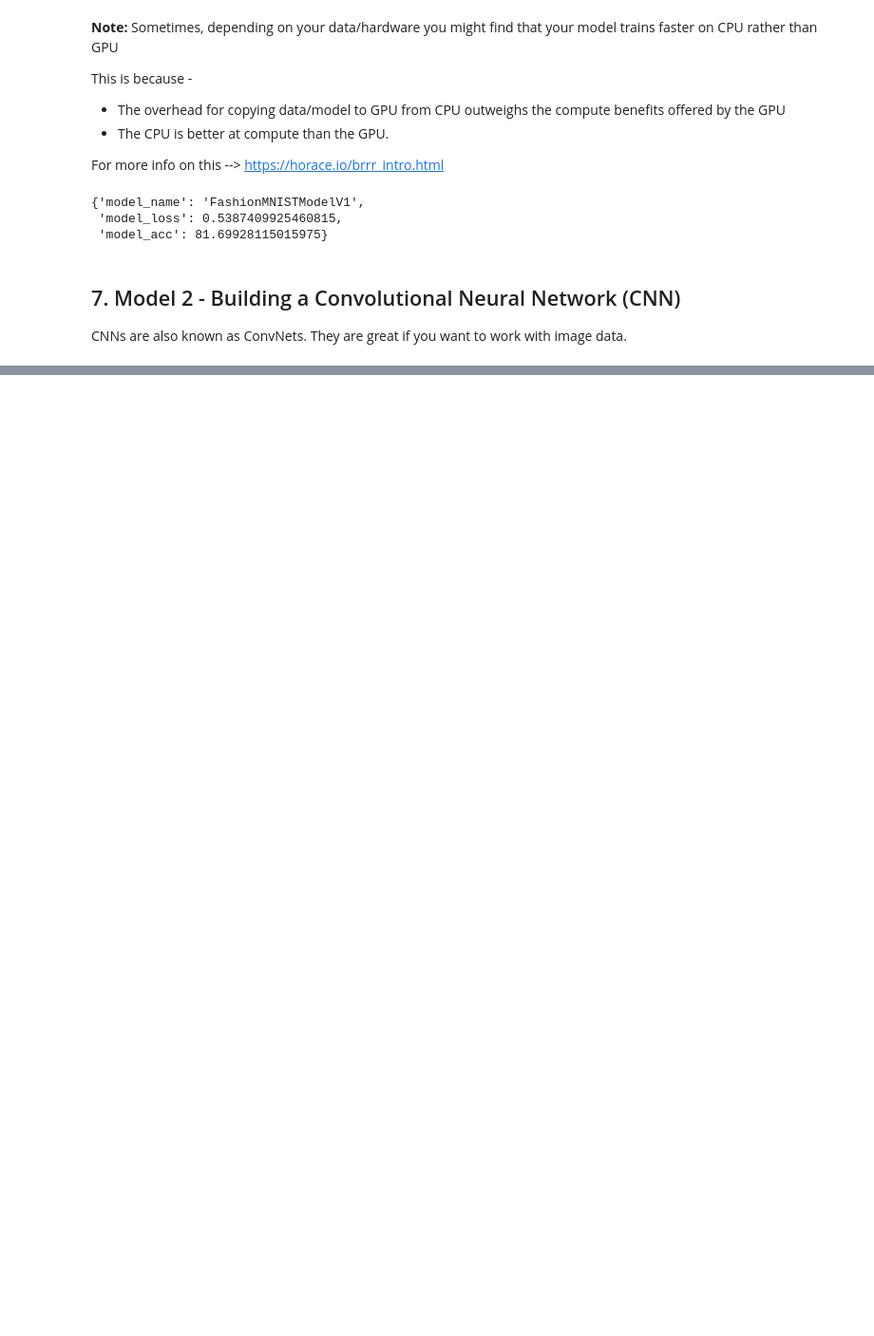
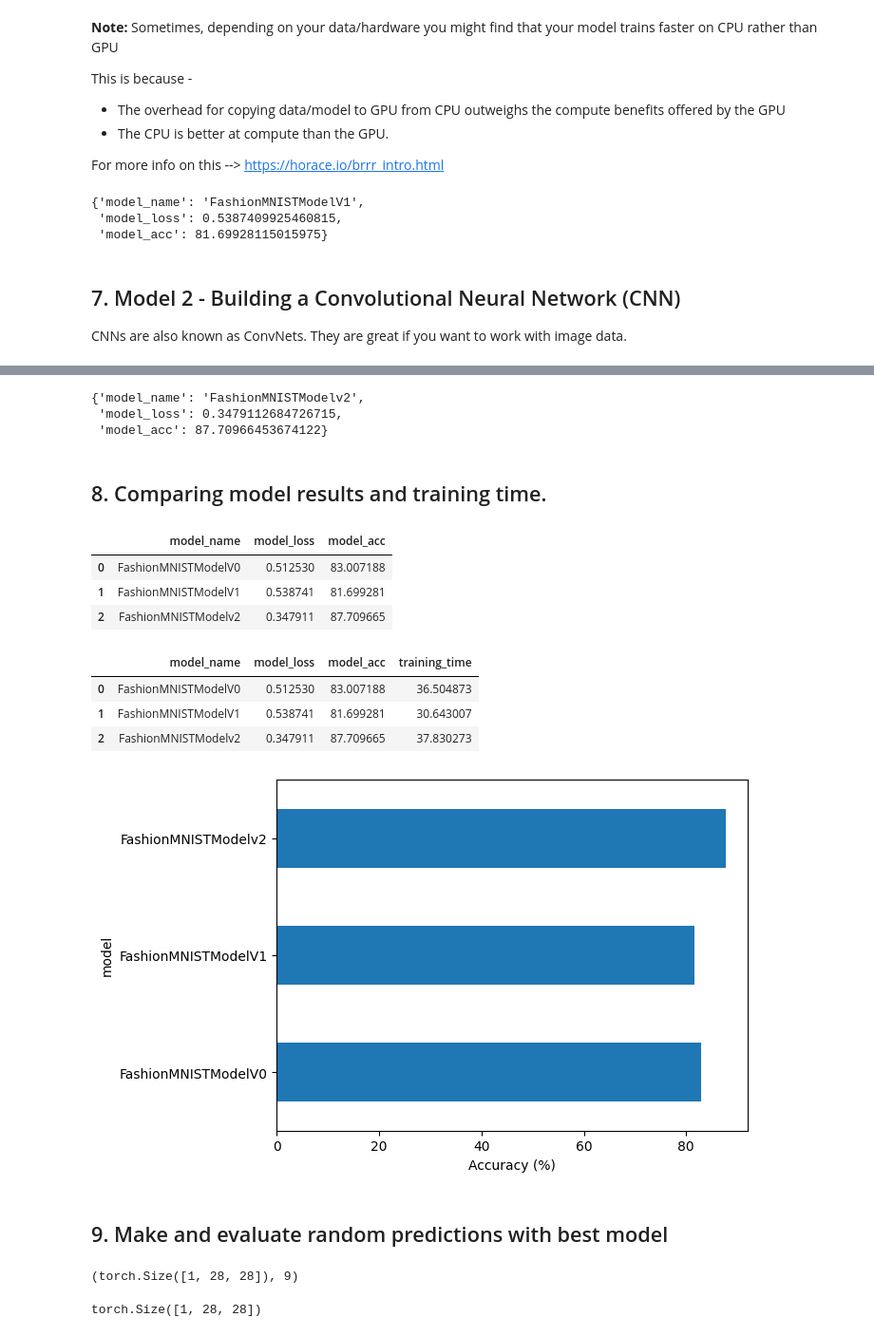
Before and after one commit to suryansh-sinha/Learning-PyTorch, a Jupyter notebook: Daniel Bourke/03_PyTorch_Computer_Vision.ipynb, the cells around one changed output, grey strips where cells are left out. Shown: that part at 95% size. Cells and saved outputs as stored; diff of their text form; code cells hidden in the pictures; blank space fills up the shorter version.

```diff
--- a/Daniel Bourke/03_PyTorch_Computer_Vision.ipynb
+++ b/Daniel Bourke/03_PyTorch_Computer_Vision.ipynb
@@ -838,0 +1041,6 @@ class FashionMNISTModelv2():
+# %%
+from helper_functions import accuracy_fn
+
+loss_fn = nn.CrossEntropyLoss()
+optimizer = torch.optim.SGD(model2.parameters(),
+                            lr=0.1)
@@ -838,0 +1116,41 @@ class FashionMNISTModelv2():
+# %%
+# Get model2 results
+model2_results = eval_model(model2, test_dataloader, loss_fn, accuracy_fn, device)
+model2_results
+# %% [output]
+{'model_name': 'FashionMNISTModelv2',
+ 'model_loss': 0.3479112684726715,
+ 'model_acc': 87.70966453674122}
+# %% [markdown]
+## 8. Comparing model results and training time.
+# %%
+import pandas as pd
+compare_results = pd.DataFrame([model0_results,
+                                model1_results,
+                                model2_results])
+compare_results
+# %% [output]
+|  | model_name | model_loss | model_acc |
+| 0 | FashionMNISTModelV0 | 0.512530 | 83.007188 |
+| 1 | FashionMNISTModelV1 | 0.538741 | 81.699281 |
+| 2 | FashionMNISTModelv2 | 0.347911 | 87.709665 |
+# %%
+compare_results["training_time"] = [total_train_time_model0,
+                                    total_train_time_model1,
+                                    total_train_time_model2]
+
+compare_results
+# %% [output]
+|  | model_name | model_loss | model_acc | training_time |
+| 0 | FashionMNISTModelV0 | 0.512530 | 83.007188 | 36.504873 |
+| 1 | FashionMNISTModelV1 | 0.538741 | 81.699281 | 30.643007 |
+| 2 | FashionMNISTModelv2 | 0.347911 | 87.709665 | 37.830273 |
+# %%
+# Visualize our model comparisions
+compare_results.set_index("model_name")["model_acc"].plot(kind='barh')
+plt.xlabel('Accuracy (%)')
+plt.ylabel("model");
+# %% [output]
+[figure, added]
+# %% [markdown]
+## 9. Make and evaluate random predictions with best model
@@ -838,0 +1183,20 @@ class FashionMNISTModelv2():
+# %%
+image, label = test_data[0][:10]
+image.shape, label
+# %% [output]
+(torch.Size([1, 28, 28]), 9)
+# %%
+import random
+random.seed(42)
+test_samples = []
+test_labels = []
+
+# 9 samples
+for sample, label in random.sample(list(test_data), k=9):
+  test_samples.append(sample)
+  test_labels.append(label)
+
+# View the first sample shape
+test_samples[0].shape
+# %% [output]
+torch.Size([1, 28, 28])
```
Also changed, not shown: parts of 34 cells of this notebook, 1 other file.
